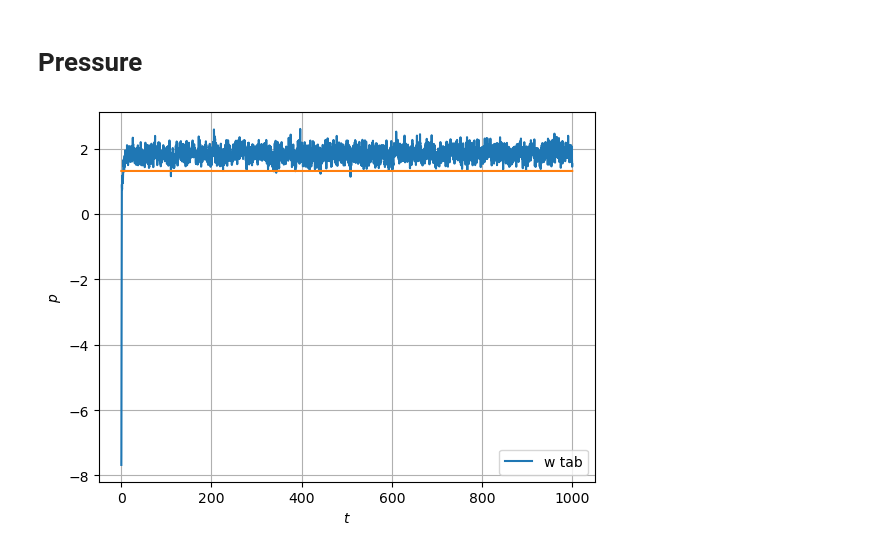
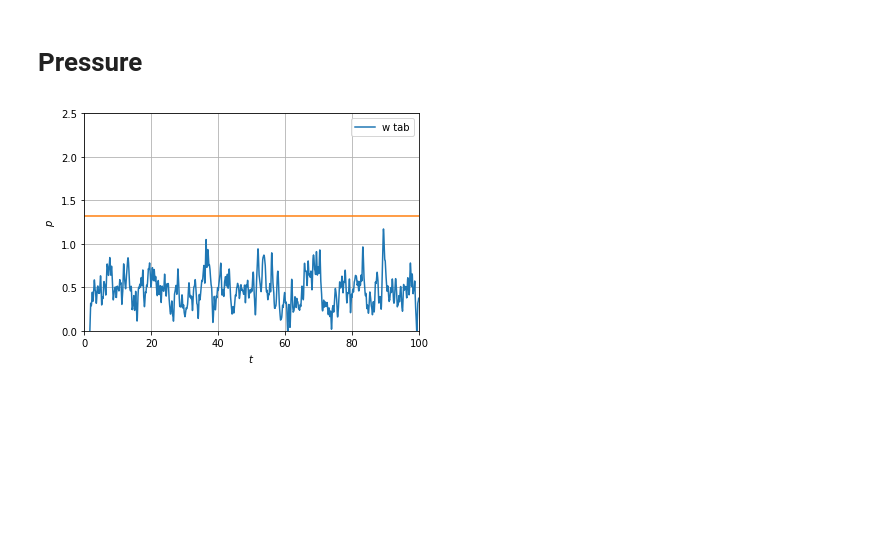
Before and after one commit to larstors/MCP, a Jupyter notebook: proj3/plot.ipynb, the cells around one changed output. Saved outputs shown, nothing was run; the diff lists cells and outputs as text; code cells hidden in the pictures; blank space fills up the shorter version.

```diff
--- a/proj3/plot.ipynb
+++ b/proj3/plot.ipynb
@@ -375,16 +375,16 @@ plt.savefig("melting_factor_e.pdf", dpi=200)
 # Pressure
 # %%
 p = np.genfromtxt("pressure.txt", delimiter=" ")
-p1 = np.genfromtxt("pressure_tab.txt", delimiter=" ")
+p1 = np.genfromtxt("pressure_tab_e.txt", delimiter=" ")
 
 #plt.plot(p[:, 0], p[:, 1], label="wo tab")
 plt.plot(p1[:, 0], p1[:, 1], label="w tab")
 plt.plot(p1[:, 0], np.ones_like(p1[:, 0])*1.32)
 plt.legend()
-#plt.axis([0, 21, 0, 2.5])
+plt.axis([0, 100, 0, 2.5])
 plt.xlabel(r"$t$")
 plt.ylabel(r"$p$")
 plt.grid()
 plt.savefig("pressure_idk.pdf", dpi=200)
 # %% [output]
-[figure, old version]
+[figure, new version]
```
Also changed, not shown: parts of 1 cell of this notebook, 4 other files.
